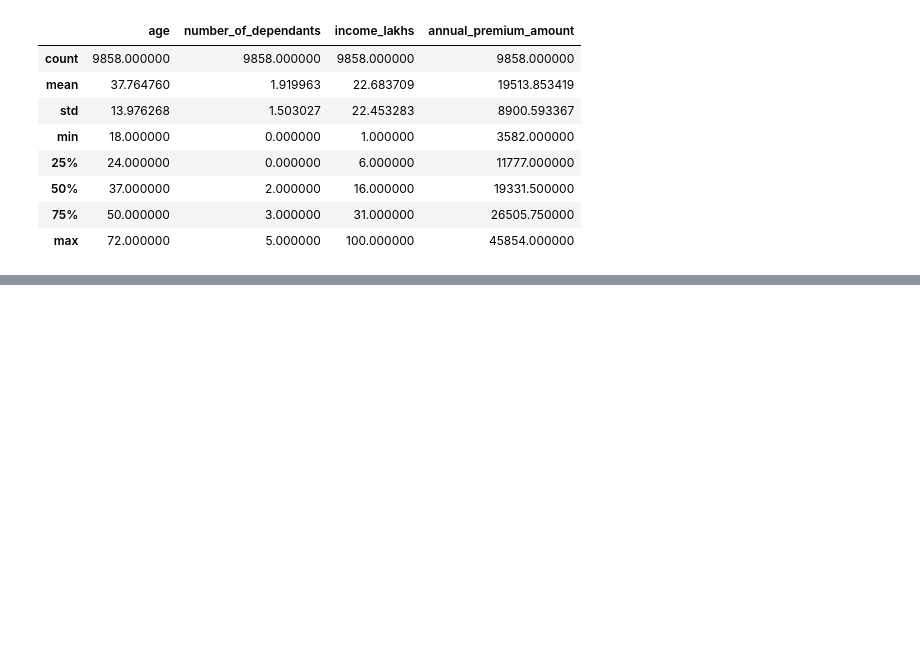
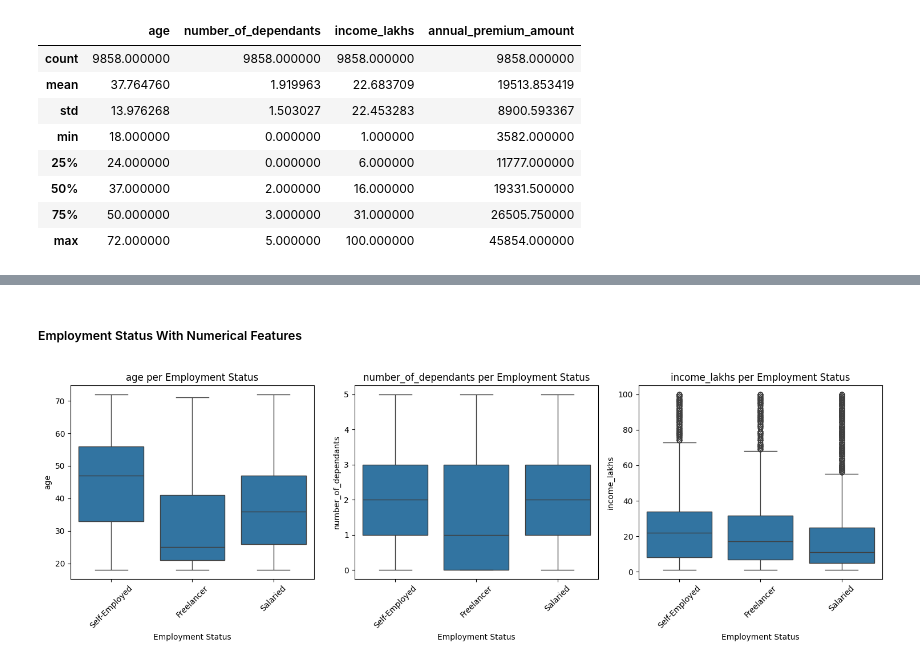
Before and after one commit to gianlucapes/health_care_premium, a Jupyter notebook: notebook/ml_premium_life_style.ipynb, the cells around one changed output, grey strips where cells are left out. Saved outputs shown, nothing was run; the diff lists cells and outputs as text; code cells hidden in the pictures; blank space fills up the shorter version.

```diff
--- a/notebook/ml_premium_life_style.ipynb
+++ b/notebook/ml_premium_life_style.ipynb
@@ -183,0 +281,27 @@ df_copy.describe()
+# %% [markdown]
+##### Employment Status With Numerical Features
+# %%
+numerical_columns = df_copy.select_dtypes(include=np.number).columns.tolist()
+numerical_columns_to_plot = [col for col in numerical_columns if col != "annual_premium_amount"]
+num_cols = len(numerical_columns_to_plot)
+num_rows = (num_cols + 2) // 3
+num_cols_per_row = min(num_cols, 3)
+
+fig, axes = plt.subplots(nrows=num_rows, ncols=num_cols_per_row, figsize=(15, 5 * num_rows))
+axes = axes.flatten()
+
+for i, col in enumerate(numerical_columns_to_plot):
+    sns.boxplot(data=df_copy, x="employment_status", y=col, ax=axes[i])
+    axes[i].set_title(f'{col} per Employment Status')
+    axes[i].set_xlabel('Employment Status')
+    axes[i].set_ylabel(col)
+    axes[i].tick_params(axis='x', rotation=45)
+
+if num_cols < num_rows * num_cols_per_row:
+    for j in range(num_cols, num_rows * num_cols_per_row):
+        fig.delaxes(axes[j])
+
+plt.tight_layout()
+plt.show()
+# %% [output]
+[figure, added]
```
Also changed, not shown: parts of 21 cells of this notebook, 2 other files.
